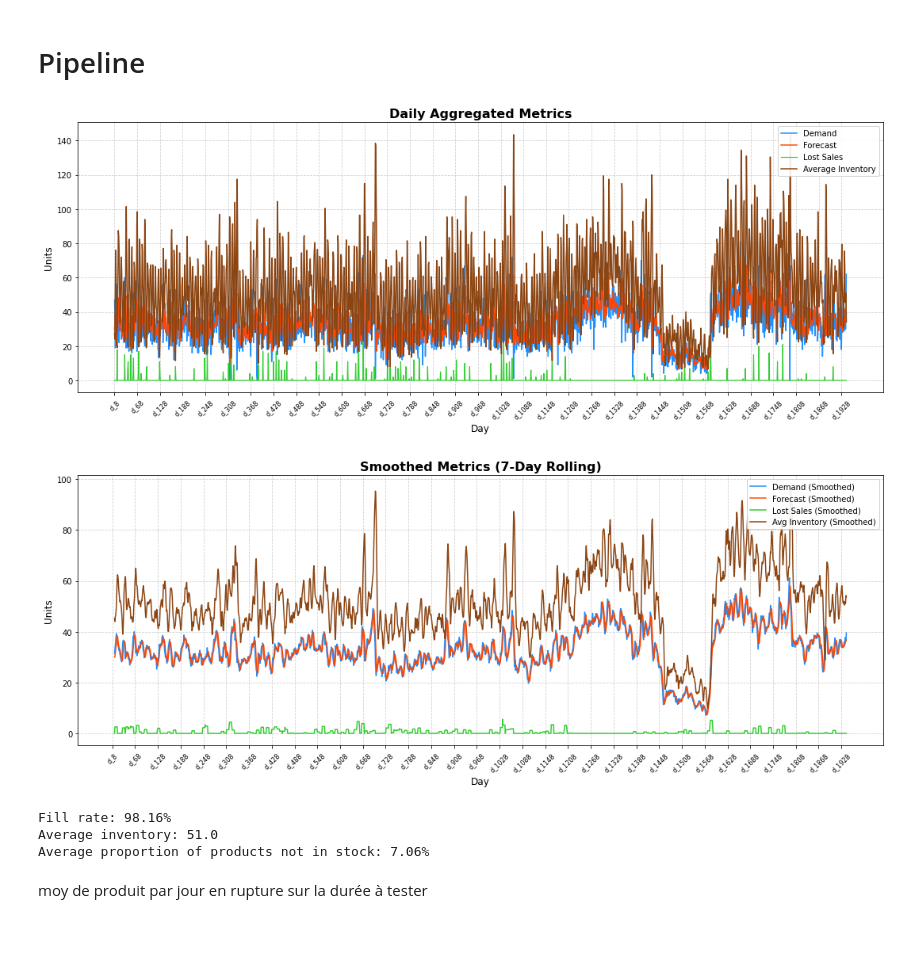
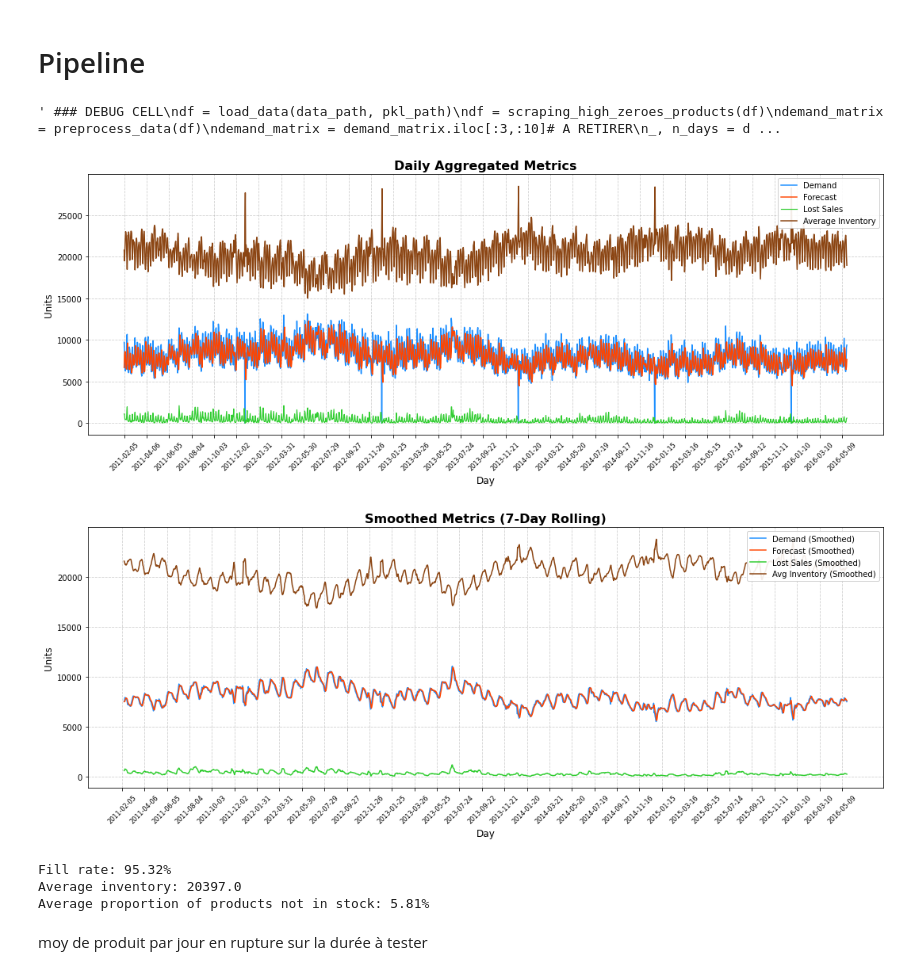
Before and after one commit to Jboistel/memoire, a Jupyter notebook: test.ipynb, the cells around one changed output. Cells and saved outputs as stored; diff of their text form; code cells hidden in the pictures; blank space fills up the shorter version.

```diff
--- a/test.ipynb
+++ b/test.ipynb
@@ -239,14 +248,14 @@ def compute_fill_rates_per_product(lost_sales, demand):
     """
     return 1 - lost_sales.sum(axis=1) / demand.sum(axis=1)
 # %%
-min_fill_rate = 0.95
+""" min_fill_rate = 0.95
 demand = demand_matrix.to_numpy()
 up_to_level = np.ones(demand_matrix.shape)
 _, _, _, _, _, lost_sales = compute_stock(up_to_level, demand)
 fill_rates_per_product = compute_fill_rates_per_product(lost_sales, demand)
 
-while (fill_rates_per_product > min_fill_rate).all():
+while not (fill_rates_per_product > min_fill_rate).all():
     _, _, _, _, _, lost_sales = compute_stock(up_to_level, demand)
     fill_rates_per_product = compute_fill_rates_per_product(lost_sales, demand)
     goods = np.where(fill_rates_per_product <= min_fill_rate)
-    up_to_level[goods] += 1
+    up_to_level[goods] += 1 """
@@ -352,7 +363,7 @@ def compute_stock(up_to_level, demand):
 # %% [markdown]
 # Performance metrics
 # %%
-def compute_results(demand_matrix, lost_sales_matrix, inventory_begin_matrix, inventory_end_matrix, n_days):
+def compute_results(demand, lost_sales, inventory_begin, inventory_end, n_days):
     """
     Compute overall stock management metrics:
       - Fill rate
@@ -367,13 +378,11 @@ def compute_results(demand_matrix, lost_sales_matrix, inventory_begin_matrix, in
     Returns:
         dict: Dictionary containing the results.
     """
-    lost_sales = lost_sales_matrix.to_numpy()
-    demand = demand_matrix.to_numpy()
 
-    fill_rate_total = 1 - lost_sales.sum().sum() / demand.sum().sum()
-    avg_inventory = (inventory_begin_matrix.sum().sum() + inventory_end_matrix.sum().sum()) / 2 // n_days
+    fill_rate = 1 - lost_sales.sum().sum() / demand.sum().sum()
+    avg_inventory = (inventory_begin.sum().sum() + inventory_end.sum().sum()) / 2 // n_days
     # Compute the average percentage of products containing lost sales per day
-    products_with_lost_sales = (lost_sales_matrix > 0).sum(axis=0)/lost_sales_matrix.shape[0]
+    products_with_lost_sales = (lost_sales > 0).sum(axis=0)/lost_sales.shape[0]
     average_percentage_lost_sales = products_with_lost_sales.mean()
 
     return fill_rate, avg_inventory, average_percentage_lost_sales
@@ -392,7 +401,13 @@ def compute_fill_rates_per_product(lost_sales, demand):
 # %% [markdown]
 # Plots
 # %%
-def generate_plots(demand_matrix, forecast_matrix, lost_sales_matrix, inventory_begin_matrix, inventory_end_matrix):
+def generate_plots(demand_matrix, forecast_matrix, lost_sales, inventory_begin, inventory_end):
+
+    # Transform in pd.DataFrame
+    lost_sales_matrix = pd.DataFrame(lost_sales, index=demand_matrix.index, columns=demand_matrix.columns)
+    inventory_begin_matrix = pd.DataFrame(inventory_begin, index=demand_matrix.index, columns=demand_matrix.columns)
+    inventory_end_matrix = pd.DataFrame(inventory_end, index=demand_matrix.index, columns=demand_matrix.columns)
+
     # Scrap the first 7 days for the plot
     demand_matrix = demand_matrix.iloc[:, 7:]
     forecast_matrix = forecast_matrix.iloc[:, 7:]
@@ -496,7 +511,7 @@ output('FC_avg_2_days', 0.95, 1500, 0.85, 'output_metrics.csv')
 # %% [markdown]
 # Pipeline
 # %%
-### DEBUG CELL
+""" ### DEBUG CELL
 df = load_data(data_path, pkl_path)
 df = scraping_high_zeroes_products(df)
 demand_matrix = preprocess_data(df)
@@ -514,24 +529,26 @@ fill_rates = 1 - lost_sales.sum(axis=1) / demand.sum(axis=1)
 avg_inventory = (inventory_begin_matrix.sum().sum() + inventory_end_matrix.sum().sum()) / 2 // n_days
 # Compute the average percentage of products containing lost sales per day
 products_with_lost_sales = (lost_sales_matrix > 0).sum(axis=0)/lost_sales_matrix.shape[0]
-average_percentage_lost_sales = products_with_lost_sales.mean()
+average_percentage_lost_sales = products_with_lost_sales.mean() """
+# %% [output]
+' ### DEBUG CELL\ndf = load_data(data_path, pkl_path)\ndf = scraping_high_zeroes_products(df)\ndemand_matrix = preprocess_data(df)\ndemand_matrix = demand_matrix.iloc[:3,:10]# A RETIRER\n_, n_days = d ...
 # %%
-def pipeline(forecast_func,
-             ss_func, ss_factor,
-             up_to_level_func, utl_factor,
-             compute_stock_func):
+def pipeline(forecast_func=None,
+             ss_func=None, ss_factor=None,
+             up_to_level_func=None, X=None, min_fill_rate=None,
+             compute_stock_func=None):
     df = load_data(data_path, pkl_path)
     df = scraping_high_zeroes_products(df)
     demand_matrix = preprocess_data(df)
-    demand_matrix = demand_matrix.iloc[:1, :]# A RETIRER
+    #demand_matrix = demand_matrix.iloc[:1, :]# A RETIRER
     _, n_days = demand_matrix.shape
     forecast_matrix = forecast_func(demand_matrix)
     safety_stock_matrix = ss_func(demand_matrix, forecast_matrix, ss_factor)
-    up_to_level_matrix = up_to_level_func(forecast_matrix, safety_stock_matrix, utl_factor)
-    inventory_begin_matrix, inventory_end_matrix, _, _, _, lost_sales_matrix = compute_stock_func(up_to_level_matrix, demand_matrix)
-    fill_rates, avg_inventories, perfect_service_days_ratios = compute_results(demand_matrix, lost_sales_matrix, inventory_begin_matrix, inventory_end_matrix, n_days)
+    up_to_level_matrix = up_to_level_func(demand_matrix, forecast_matrix, safety_stock_matrix, X, min_fill_rate)
+    inventory_begin, inventory_end, _, _, _, lost_sales = compute_stock_func(up_to_level_matrix.to_numpy(), demand_matrix.to_numpy())
+    fill_rate, avg_inventory, perfect_service_days_ratio = compute_results(demand_matrix, lost_sales, inventory_begin, inventory_end, n_days)
 
-    generate_plots(demand_matrix, forecast_matrix, lost_sales_matrix, inventory_begin_matrix, inventory_end_matrix)
+    generate_plots(demand_matrix, forecast_matrix, lost_sales, inventory_begin, inventory_end)
 
     print(f"Fill rate: {fill_rate * 100:.2f}%")
     print(f"Average inventory: {avg_inventory}")
@@ -539,13 +556,13 @@ def pipeline(forecast_func,
 # %%
 pipeline(forecast_func=FC_avg_3_days,
          ss_func=SS_on_forecast, ss_factor=0.3,
-         up_to_level_func=Up_to_level, utl_factor=20,
+         up_to_level_func=up_to_level_optimal_restock, min_fill_rate=0.95,
          compute_stock_func=compute_stock)
 # %% [output]
-[figure, old version]
+[figure, new version]
-[figure, old version]
+[figure, new version]
-Fill rate: 98.16%
-Average inventory: 51.0
-Average proportion of products not in stock: 7.06%
+Fill rate: 95.32%
+Average inventory: 20397.0
+Average proportion of products not in stock: 5.81%
 # %% [markdown]
 moy de produit par jour en rupture sur la durée à tester
```
Also changed, not shown: parts of 5 cells of this notebook, 1 other file.
